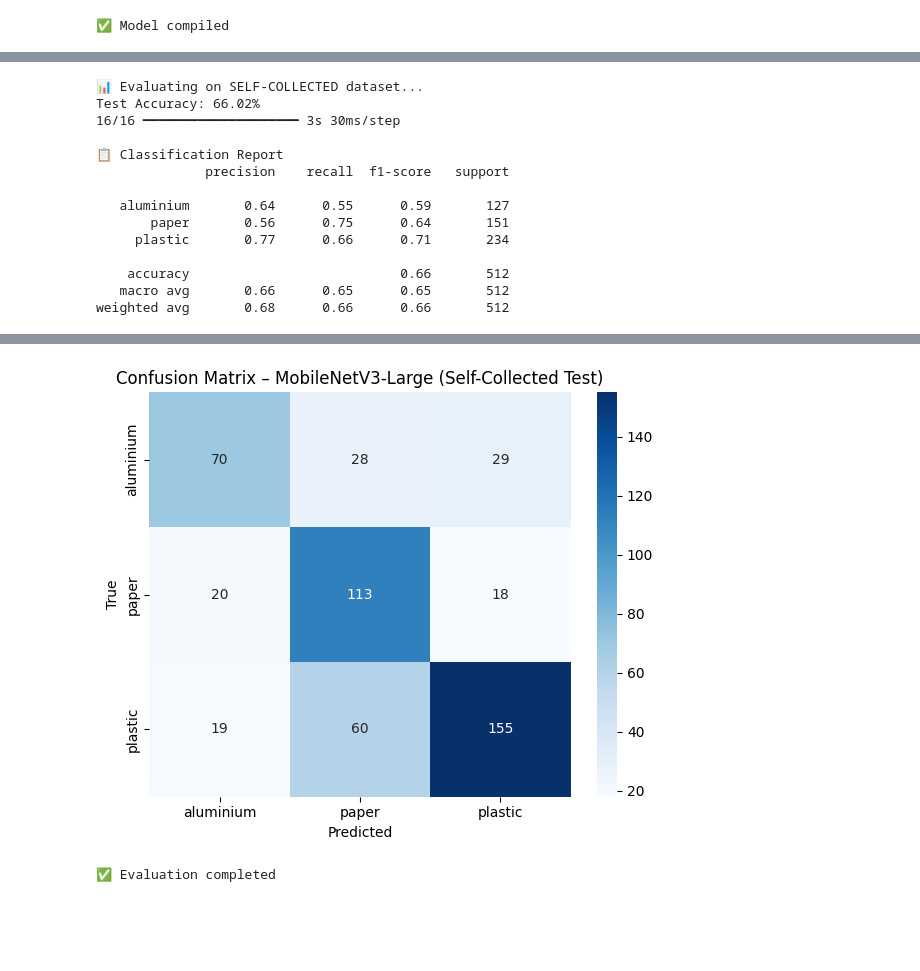
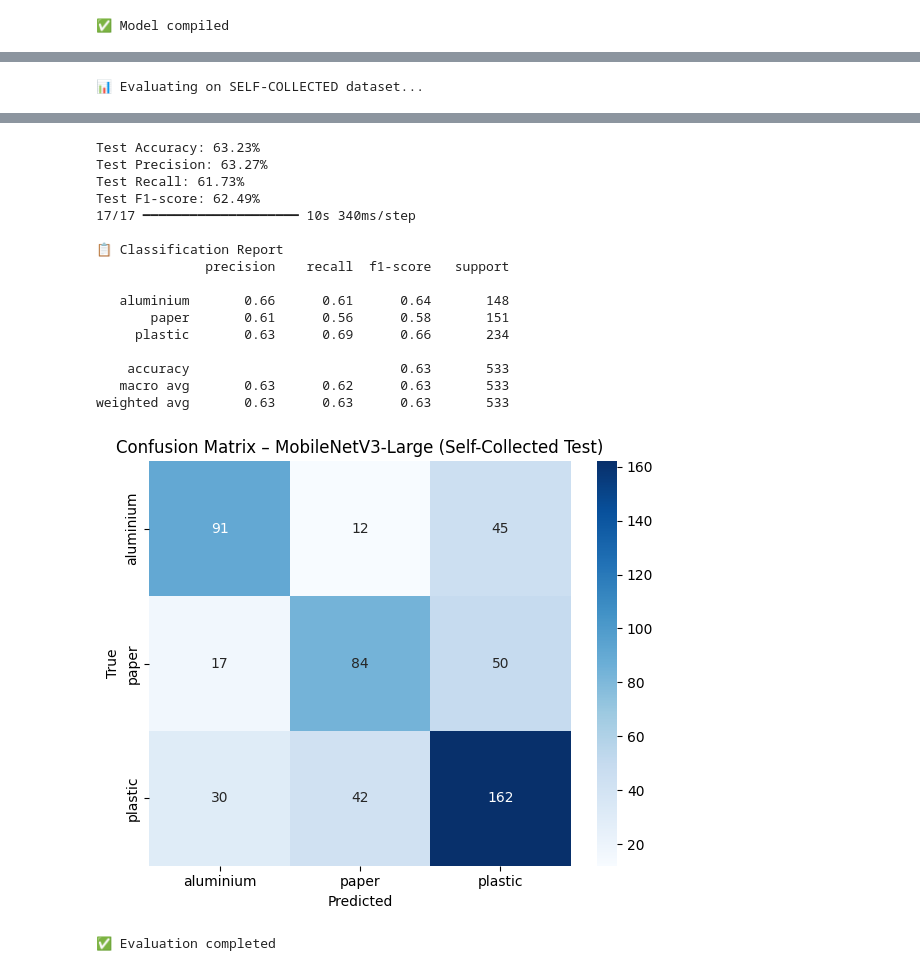
Before and after one commit to KyroChu32/CV-project, a Jupyter notebook: MobileNetV3-Large/MobiletNetV3Large_TestProcessed.ipynb, the cells around one changed output, grey strips where cells are left out. Drawn from its saved outputs; the diff is of its cells as text; code cells hidden in the pictures; blank space fills up the shorter version.

Commit message:
MobileNetV3Large Test Results

```diff
--- a/MobileNetV3-Large/MobiletNetV3Large.ipynb
+++ b/MobileNetV3-Large/MobiletNetV3Large_TestProcessed.ipynb
@@ -23,7 +29,7 @@ NUM_CLASSES = 3
 
 
 PUBLIC_PREP_DIR = "../preprocessed_Public"
-SELF_PREP_DIR = "../preprocessed_self"
+SELF_PREP_DIR = "../preprocessed_self/test"
 # %%
 # ============================
 # DATA GENERATORS
@@ -59,7 +65,7 @@ class_mode='categorical'
 
 # Test generator (self-collected dataset)
 test_gen = val_datagen.flow_from_directory(
-os.path.join(SELF_PREP_DIR, "test"),
+os.path.join(SELF_PREP_DIR),
 target_size=(IMG_SIZE, IMG_SIZE),
 batch_size=BATCH_SIZE,
 class_mode='categorical',
@@ -138,7 +144,7 @@ Model: "functional"
 model.compile(
 optimizer=Adam(learning_rate=1e-4),
 loss='categorical_crossentropy',
-metrics=['accuracy']
+metrics=['accuracy', Precision(name='precision'), Recall(name='recall')]
 )
 
 
@@ -255,8 +272,12 @@ Restoring model weights from the end of the best epoch: 10.
 print("\n📊 Evaluating on SELF-COLLECTED dataset...")
 
 
-test_loss, test_acc = model.evaluate(test_gen, verbose=0)
+test_loss, test_acc, test_prec, test_rec = model.evaluate(test_gen, verbose=0)
+test_f1 = 2 * (test_prec * test_rec) / (test_prec + test_rec)
 print(f"Test Accuracy: {test_acc*100:.2f}%")
+print(f"Test Precision: {test_prec*100:.2f}%")
+print(f"Test Recall: {test_rec*100:.2f}%")
+print(f"Test F1-score: {test_f1*100:.2f}%")
 
 
 # Predictions
@@ -286,16 +307,3 @@ plt.show()
 print("✅ Evaluation completed")
 # %% [output]
 📊 Evaluating on SELF-COLLECTED dataset...
-Test Accuracy: 66.02%
-16/16 ━━━━━━━━━━━━━━━━━━━━ 3s 30ms/step
-
-📋 Classification Report
-              precision    recall  f1-score   support
-
-   aluminium       0.64      0.55      0.59       127
-       paper       0.56      0.75      0.64       151
-     plastic       0.77      0.66      0.71       234
-
-    accuracy                           0.66       512
-   macro avg       0.66      0.65      0.65       512
-weighted avg       0.68      0.66      0.66       512
@@ -302,2 +322,18 @@ weighted avg       0.68      0.66      0.66       512
+Test Accuracy: 63.23%
+Test Precision: 63.27%
+Test Recall: 61.73%
+Test F1-score: 62.49%
+17/17 ━━━━━━━━━━━━━━━━━━━━ 10s 340ms/step
+
+📋 Classification Report
+              precision    recall  f1-score   support
+
+   aluminium       0.66      0.61      0.64       148
+       paper       0.61      0.56      0.58       151
+     plastic       0.63      0.69      0.66       234
+
+    accuracy                           0.63       533
+   macro avg       0.63      0.62      0.63       533
+weighted avg       0.63      0.63      0.63       533
-[figure, old version]
+[figure, new version]
-✅ Evaluation completed
+✅ Evaluation completed
```
Also changed, not shown: parts of 6 cells of this notebook, 1 other file.
